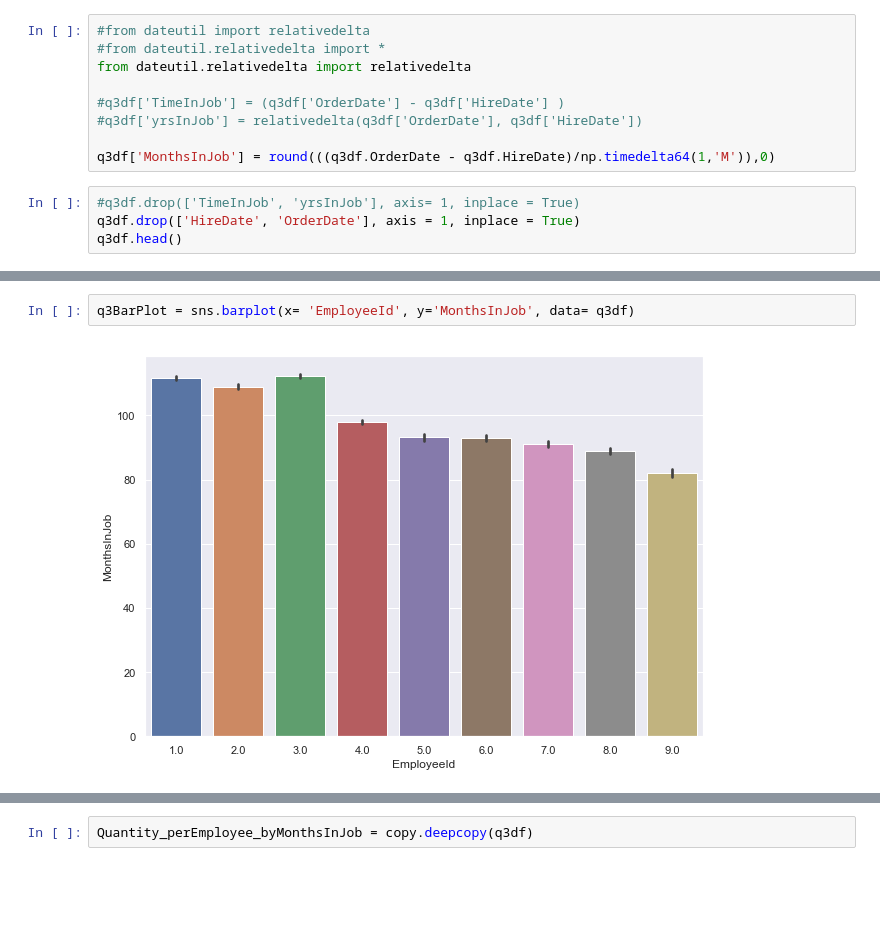
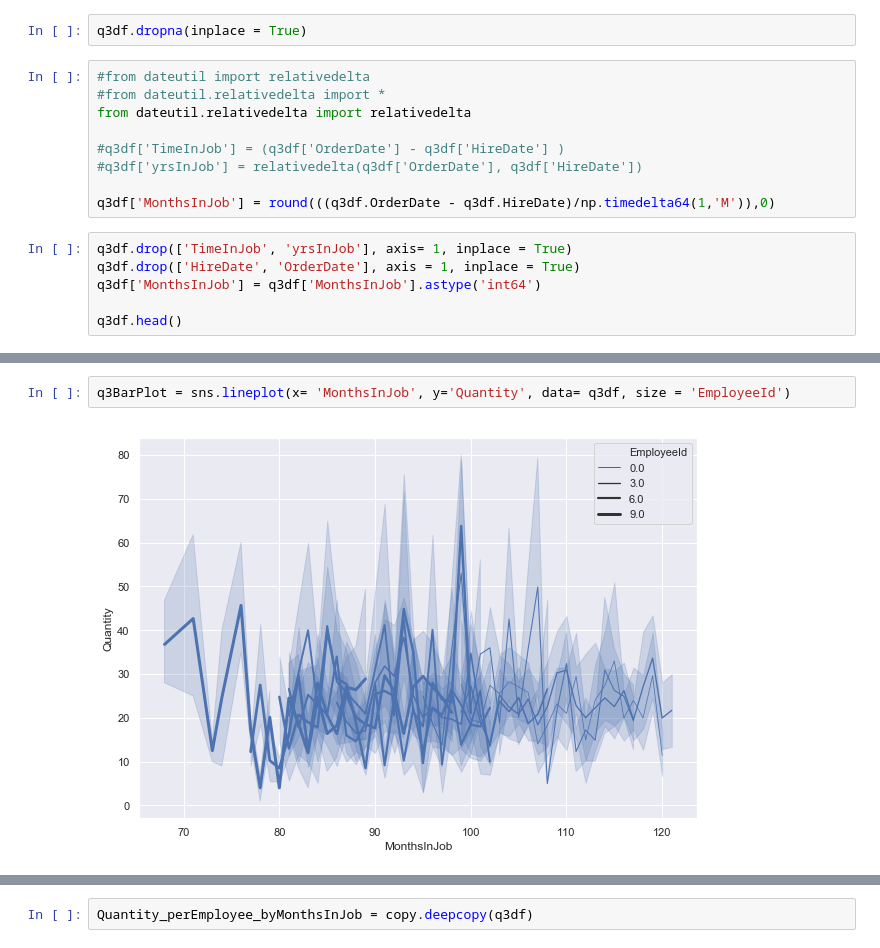
Before and after one commit to mgavish/Hypothesis-Testing, a Jupyter notebook: Mod 2 Final Project Work V11.ipynb, the cells around one changed output, grey strips where cells are left out. Cells and saved outputs as stored; diff of their text form; blank space fills up the shorter version.

```diff
--- a/Mod 2 Final Project Work V11.ipynb
+++ b/Mod 2 Final Project Work V11.ipynb
@@ -826,3 +833,5 @@ memory usage: 84.4 KB
+# %%
+q3df.dropna(inplace = True)
 # %%
 #from dateutil import relativedelta
 #from dateutil.relativedelta import *
@@ -833,8 +842,10 @@ from dateutil.relativedelta import relativedelta
 
 q3df['MonthsInJob'] = round(((q3df.OrderDate - q3df.HireDate)/np.timedelta64(1,'M')),0)
 # %%
-#q3df.drop(['TimeInJob', 'yrsInJob'], axis= 1, inplace = True)
+q3df.drop(['TimeInJob', 'yrsInJob'], axis= 1, inplace = True)
 q3df.drop(['HireDate', 'OrderDate'], axis = 1, inplace = True)
+q3df['MonthsInJob'] = q3df['MonthsInJob'].astype('int64')
+
 q3df.head()
 # %% [output]
 |  | Quantity | EmployeeId | MonthsInJob |
@@ -846,4 +873,4 @@ q3df.head()
 # %%
-q3BarPlot = sns.barplot(x= 'EmployeeId', y='MonthsInJob', data= q3df)
+q3BarPlot = sns.lineplot(x= 'MonthsInJob', y='Quantity', data= q3df, size = 'EmployeeId')
 # %% [output]
-[figure, old version]
+[figure, new version]
```
Also changed, not shown: parts of 33 cells of this notebook, 1 other file.
